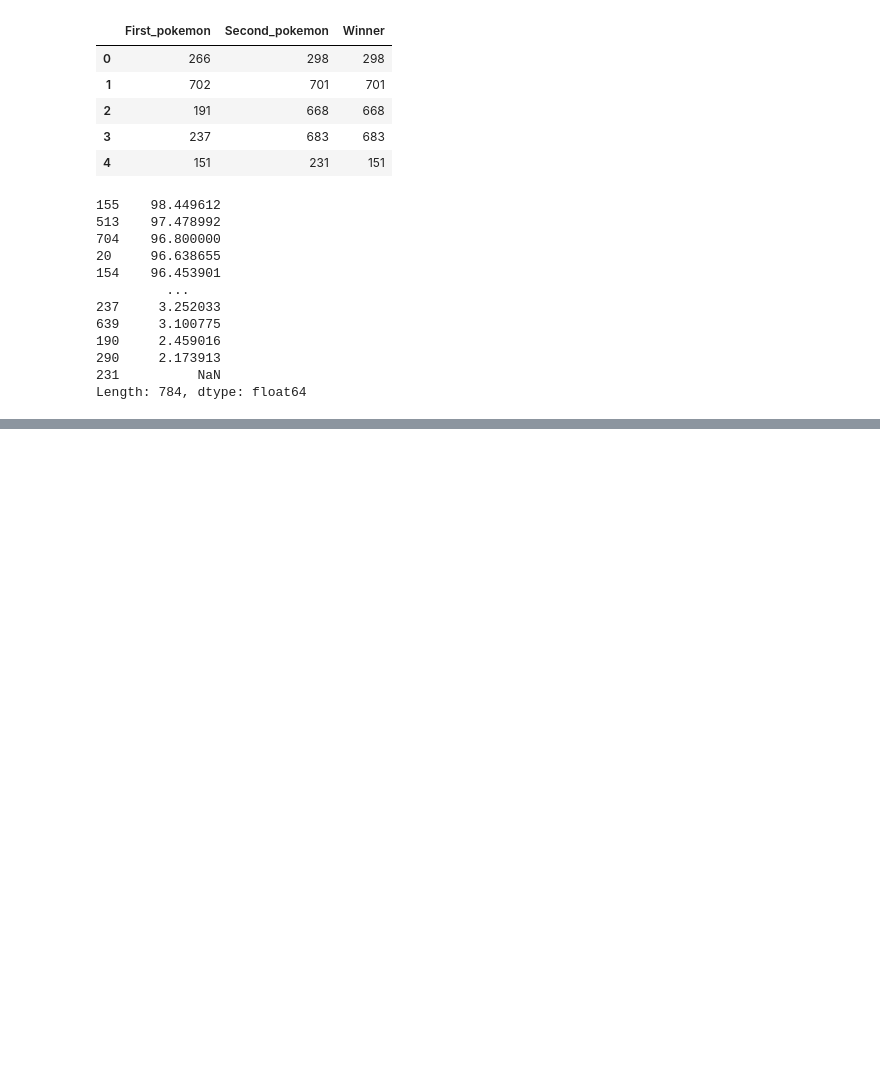
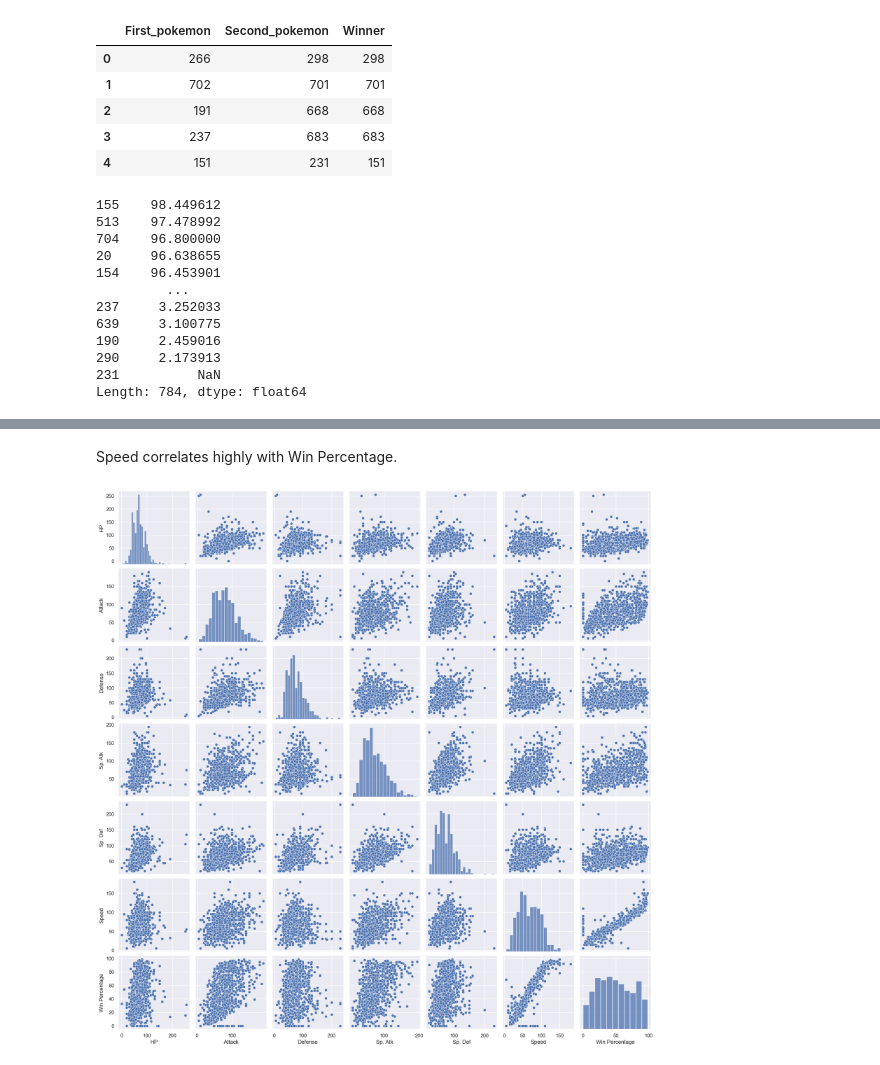
Before and after one commit to julietawenger/DI-Bootcamp, a Jupyter notebook: Week5/Day5/DailyChallenge.ipynb, the cells around one changed output, grey strips where cells are left out. Saved outputs shown, nothing was run; the diff lists cells and outputs as text; code cells hidden in the pictures; blank space fills up the shorter version.

```diff
--- a/Week5/Day5/DailyChallenge.ipynb
+++ b/Week5/Day5/DailyChallenge.ipynb
@@ -87,0 +111,10 @@ Length: 784, dtype: float64
+# %% [markdown]
+Speed correlates highly with Win Percentage.
+# %%
+numeric_cols = ["HP", "Attack", "Defense", "Sp. Atk", "Sp. Def", "Speed", "Win Percentage"]
+numeric_data = pokemon[numeric_cols]
+
+sns.pairplot(numeric_data)
+plt.show()
+# %% [output]
+[figure, added]
```
Also changed, not shown: parts of 12 cells of this notebook.
